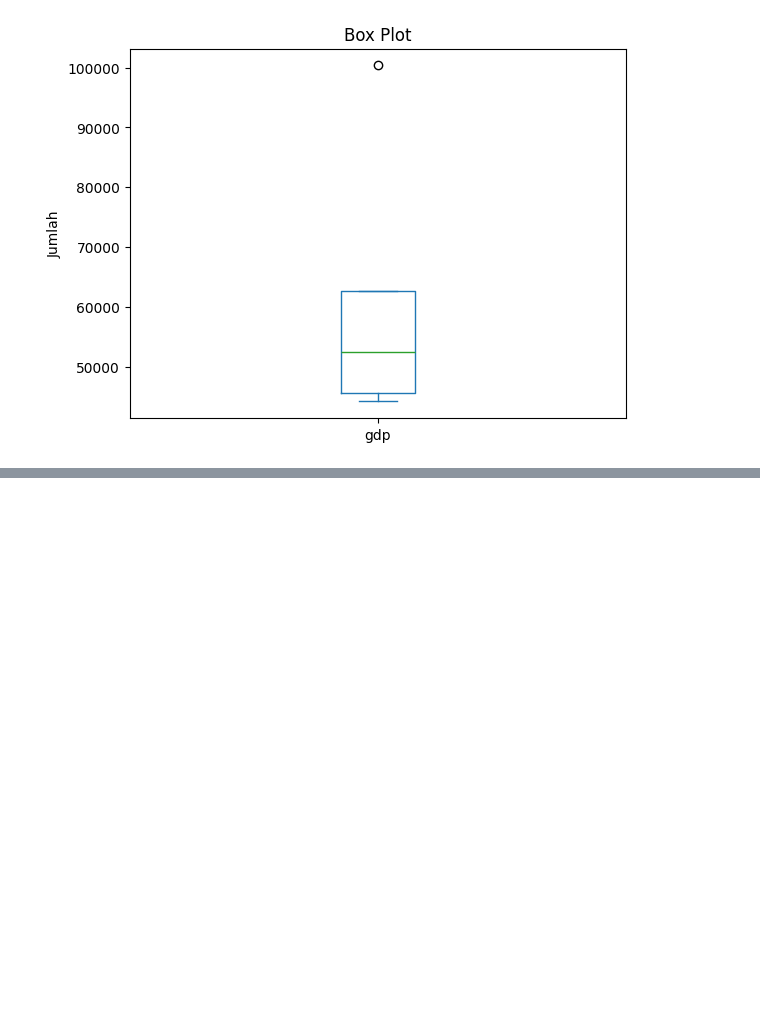
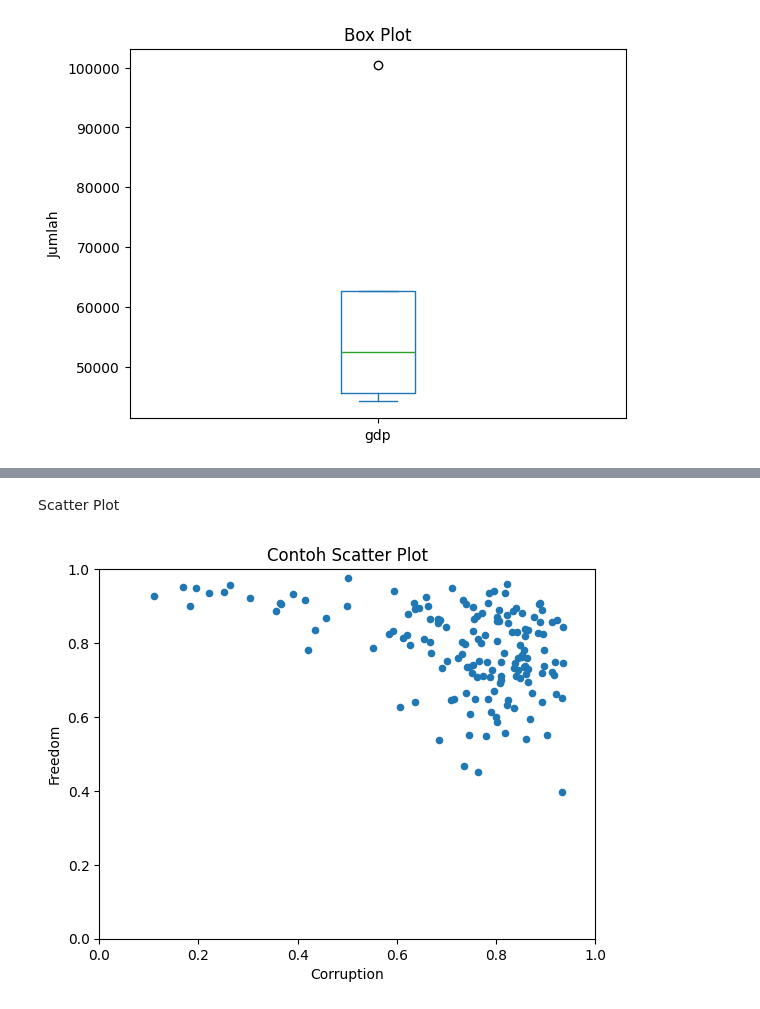
Before and after one commit to ekaputra04/visualisasi-data-python, a Jupyter notebook: 20-pandas-dataframe/pandas-dataframe.ipynb, the cells around one changed output, grey strips where cells are left out. Saved outputs shown, nothing was run; the diff lists cells and outputs as text; code cells hidden in the pictures; blank space fills up the shorter version.

```diff
--- a/20-pandas-dataframe/pandas-dataframe.ipynb
+++ b/20-pandas-dataframe/pandas-dataframe.ipynb
@@ -268,0 +360,17 @@ plt.show()
+# %% [markdown]
+Scatter Plot
+# %%
+df.plot(
+  x='Corruption',
+  y='Freedom',
+  kind="scatter"
+)
+
+# mengatur ukuran kanvas
+plt.xlim((0, 1))
+plt.ylim((0, 1))
+
+plt.title('Contoh Scatter Plot')
+plt.show()
+# %% [output]
+[figure, added]
```
Also changed, not shown: parts of 14 cells of this notebook, 1 other file.
